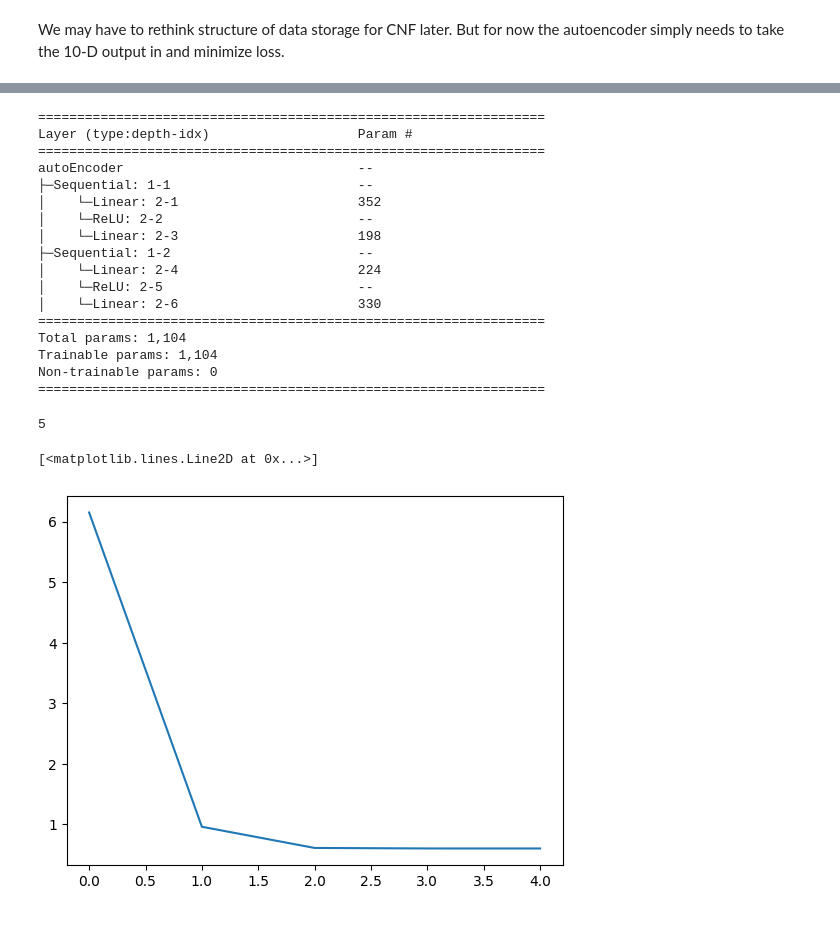
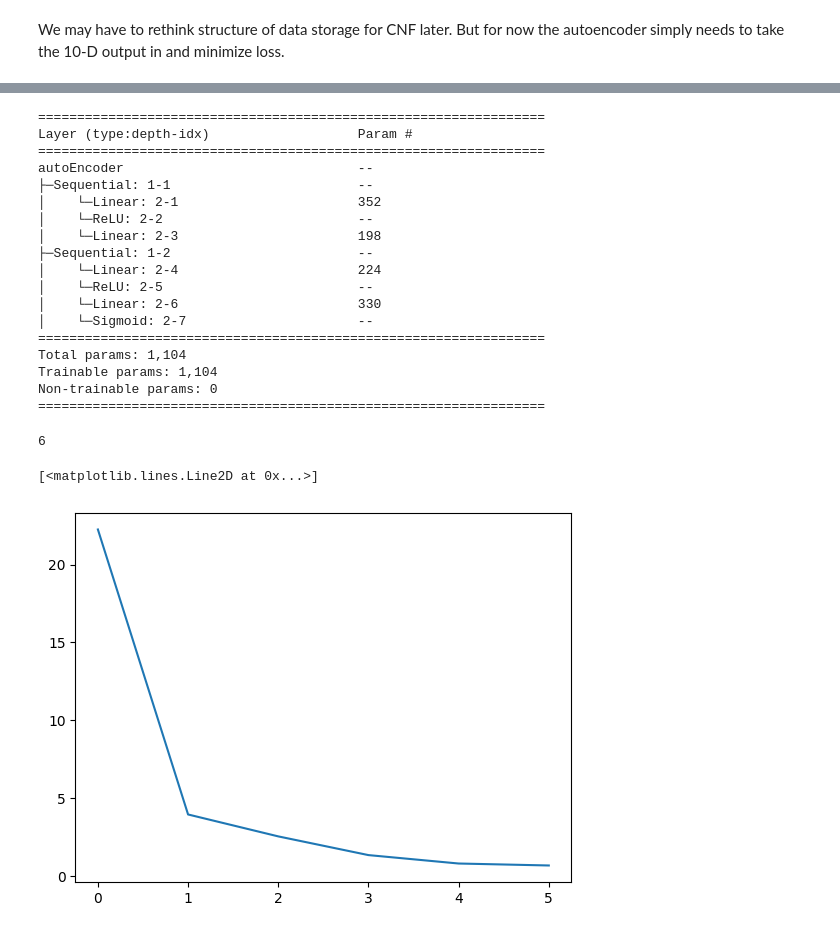
Before and after one commit to vigneshK0404/NOva_Fitter_CNF, a Jupyter notebook: CNF.ipynb, the cells around one changed output, grey strips where cells are left out. Cells and saved outputs as stored; diff of their text form; code cells hidden in the pictures.

```diff
--- a/CNF.ipynb
+++ b/CNF.ipynb
@@ -123,0 +129,32 @@ class autoEncoder(torch.nn.Module):
+# %%
+class CNF():
+  def __init__(self,n_features, context_features,n_layers):
+
+    base_dist = StandardNormal(shape=[n_features])
+    transforms = []
+
+    for i in range(n_layers):
+      transforms.append(MaskedAffineAutoregressiveTransform(features=n_features, hidden_features=16, context_features=6)) #we are conditioning on 6 column data Ni,MUi and Stdi i{1,2}
+      transforms.append(ReversePermutation(features=n_features))
+
+    transform = CompositeTransform(transforms)
+    self.flow = Flow(transform,base_dist)
+# %%
+input_dim = 10
+n_features = 6 #doubles as hidden_dim
+contextF = 6 #N1,N2,mu1,mu2,sig1,sig2
+n_layers = 10
+
+encodeModel = autoEncoder(input_dim,n_features,min_data=min_vals,max_data=max_vals).to(device)
+CNFModel = CNF(n_features,context_features= contextF,n_layers=10).flow.to(device)
+
+optimizer = torch.optim.Adam([
+    {"params": CNFModel.parameters(), "lr": 1e-3},
+    {"params": encodeModel.parameters(), "lr": 1e-4},
+])
+
+
+print(torchinfo.summary(encodeModel))
+print(torchinfo.summary(CNFModel))
+
+rloss = torch.nn.MSELoss()
@@ -124,8 +257,8 @@ class autoEncoder(torch.nn.Module):
 # %%
-lr = 1e-4
+plr = 1e-4
 inputDim = 10
 hiddenDim = 6
-compress = autoEncoder(inputDim, hiddenDim).to(device)
+compress = autoEncoder(inputDim, hiddenDim,min_data=min_vals, max_data=max_vals).to(device)
 optim = torch.optim.Adam(compress.parameters(), lr=lr)
 loss_fn = torch.nn.MSELoss()
 torchinfo.summary(compress)
@@ -142,35 +275,36 @@ autoEncoder                              --
 │    └─Linear: 2-4                       224
 │    └─ReLU: 2-5                         --
 │    └─Linear: 2-6                       330
+│    └─Sigmoid: 2-7                      --
 =================================================================
 Total params: 1,104
 Trainable params: 1,104
 Non-trainable params: 0
 =================================================================
 # %%
-max_iter = 5
+max_iter = 6
 losses = []
-
+Datasets = DataLoader(dataPoisson, batch_size = 4096, shuffle=True)
 
 for iter in tqdm.tqdm(range(max_iter)):
   iter_losses = []
   for x_batch in Datasets:
-      x_batch = x_batch.to(device, non_blocking=True)
+      x_batch = x_batch.to(device, non_blocking=True).float()
       optim.zero_grad()
       y_pred = compress(x_batch)
       loss = loss_fn(y_pred, x_batch)
       iter_losses.append(loss.item())
       loss.backward()
       optim.step()
 
   losses.append(np.mean(np.array(iter_losses)))
 
 print(len(losses))
 plt.plot(losses)
 # %% [output]
-5
+6
 [<matplotlib.lines.Line2D at 0x...>]
-[figure, old version]
+[figure, new version]
 # %%
 print(losses[-1])
 # %% [output]
```
Also changed, not shown: parts of 13 cells of this notebook.
